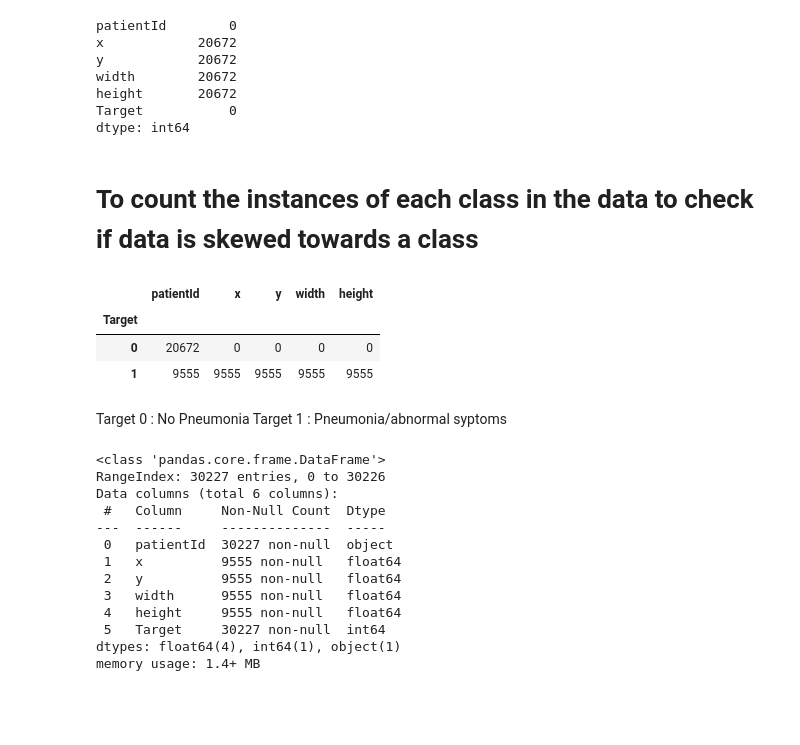
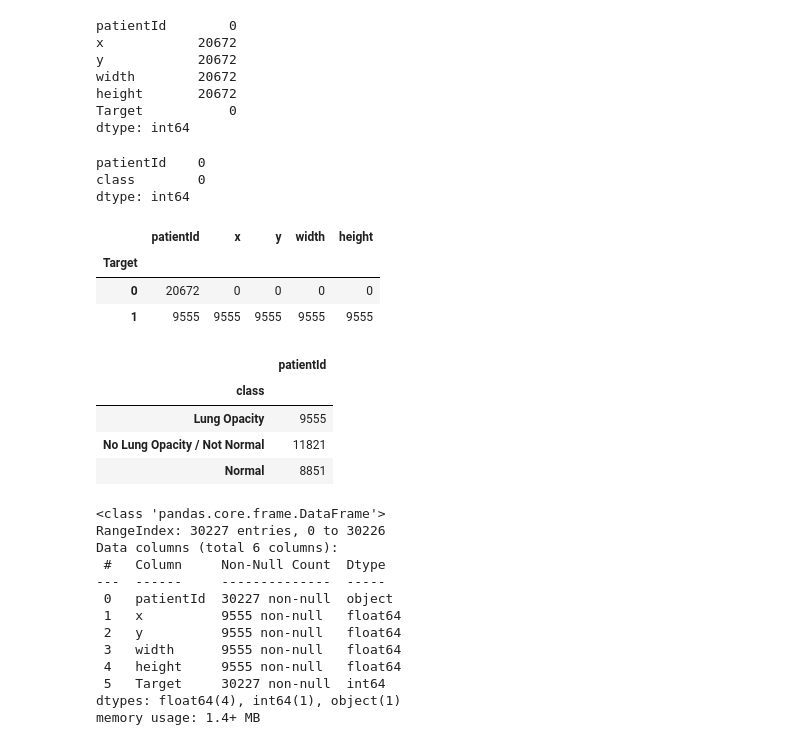
Before and after one commit to arvindhvasu/GL_Pneumonia_Detection, a Jupyter notebook: Project_CV_Pneumonia.ipynb, the cells around one changed output. Cells and saved outputs as stored; diff of their text form; code cells hidden in the pictures; blank space fills up the shorter version.

```diff
--- a/Project_CV_Pneumonia.ipynb
+++ b/Project_CV_Pneumonia.ipynb
@@ -146,8 +186,12 @@ width        20672
 height       20672
 Target           0
 dtype: int64
-# %% [markdown]
-# To count the instances of each class in the data to check if data is skewed towards a class
+# %%
+df_class_info.isnull().sum()
+# %% [output]
+patientId    0
+class        0
+dtype: int64
 # %%
 df_train_labels.groupby(["Target"]).count()
 # %% [output]
@@ -155,8 +199,14 @@ df_train_labels.groupby(["Target"]).count()
 | Target |  |  |  |  |  |
 | 0 | 20672 | 0 | 0 | 0 | 0 |
 | 1 | 9555 | 9555 | 9555 | 9555 | 9555 |
-# %% [markdown]
-Target 0 : No Pneumonia Target 1 : Pneumonia/abnormal syptoms
+# %%
+df_class_info.groupby(["class"]).count()
+# %% [output]
+|  | patientId |
+| class |  |
+| Lung Opacity | 9555 |
+| No Lung Opacity / Not Normal | 11821 |
+| Normal | 8851 |
 # %%
 df_train_labels.info()
 # %% [output]
```
Also changed, not shown: parts of 14 cells of this notebook.
